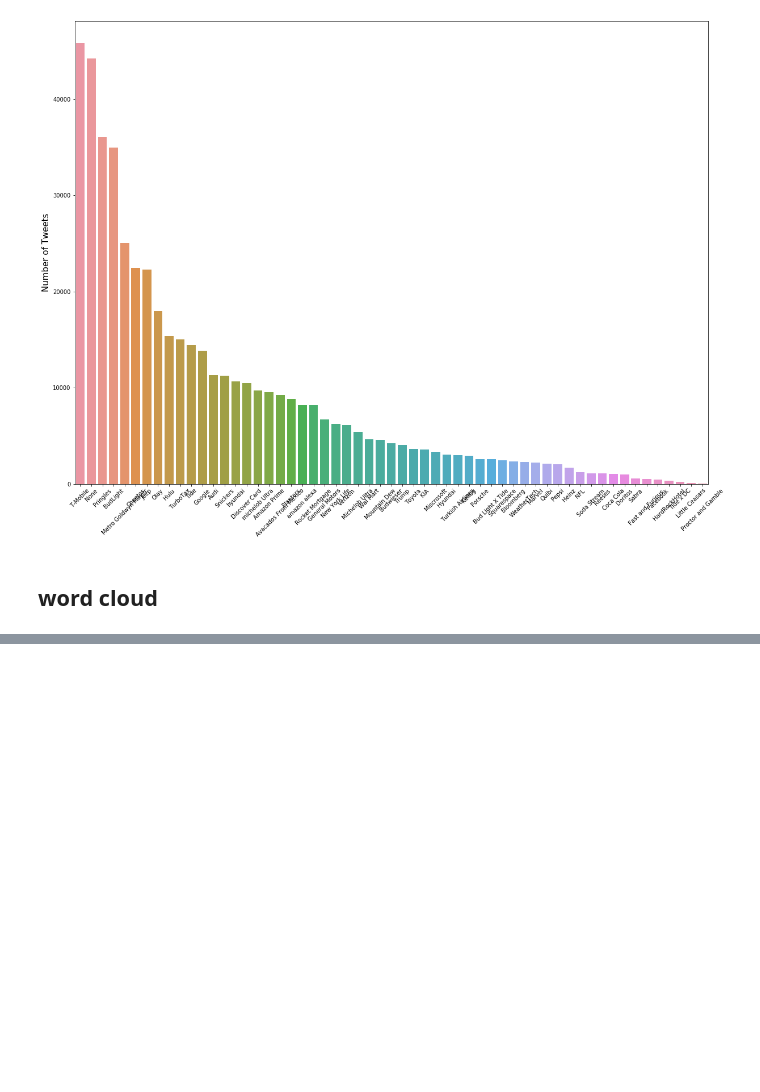
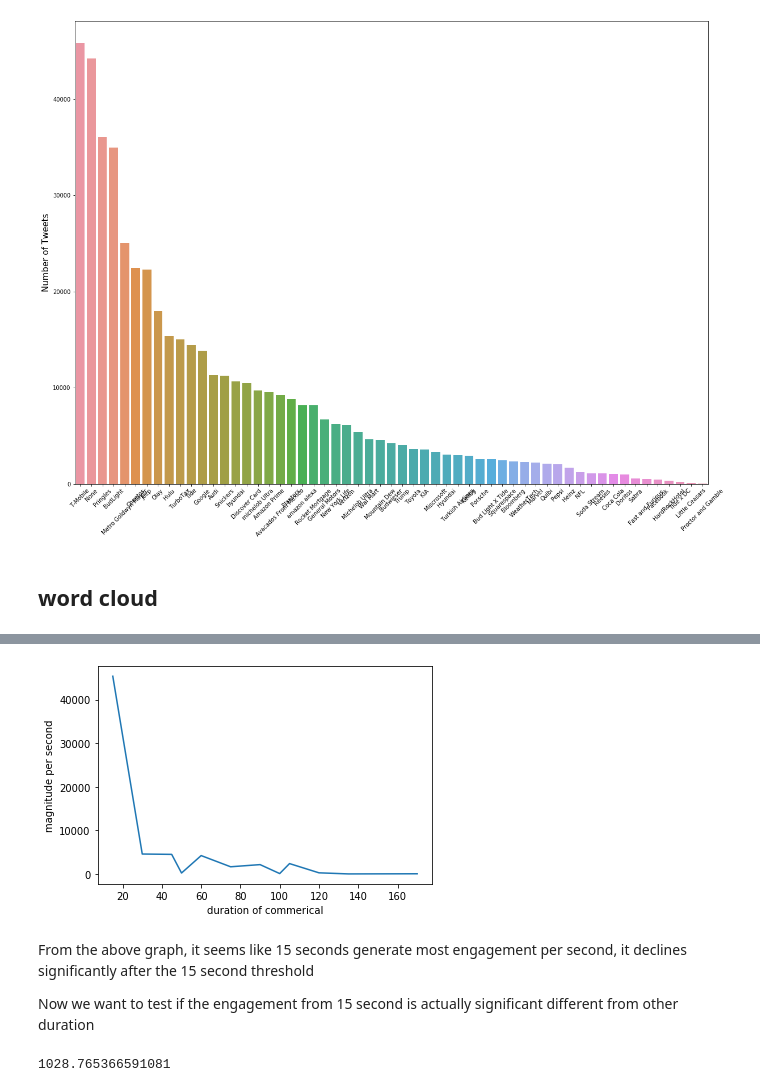
Before and after one commit to dsjoench/2020_Twitter_Analytics, a Jupyter notebook: 2020 Twitter Analytics.ipynb, the cells around one changed output, grey strips where cells are left out. Saved outputs shown, nothing was run; the diff lists cells and outputs as text; code cells hidden in the pictures; blank space fills up the shorter version.

```diff
--- a/2020 Twitter Analytics.ipynb
+++ b/2020 Twitter Analytics.ipynb
@@ -233,0 +478,38 @@ fig.show()
+# %%
+a=dict()
+for duration in sorted(list(analy_tw['time(seconds)'].unique())):
+    a[duration]=(analy_tw[(analy_tw['time(seconds)']==duration)].mean()['magnitude per second'])
+
+lists = sorted(a.items())
+x, y = zip(*lists) # unpack a list of pairs into two tuples
+plt.figure()
+plt.plot(x, y)
+plt.xlabel('duration of commerical')
+plt.ylabel('magnitude per second')
+plt.show()
+# %% [output]
+[figure, added]
+# %% [markdown]
+From the above graph, it seems like 15 seconds generate most engagement per second, it declines significantly after the 15 second threshold
+
+Now we want to test if the engagement from 15 second is actually significant different from other duration
+# %%
+mean_y = analy_tw[(analy_tw['time(seconds)']=='Y')].mean()['magnitude per second']
+mean_n = analy_tw[(analy_tw['tv drama celebraty related/ with out star']=='N')].mean()['magnitude per second']
+
+std_y = analy_tw[(analy_tw['tv drama celebraty related/ with out star']=='Y')].std()['magnitude per second']
+std_n = analy_tw[(analy_tw['tv drama celebraty related/ with out star']=='N')].std()['magnitude per second']
+
+n_y= len(analy_tw[(analy_tw['tv drama celebraty related/ with out star']=='Y')])
+n_n = len(analy_tw[(analy_tw['tv drama celebraty related/ with out star']=='N')])
+
+# Test statistics
+
+t_test_cele = (mean_y-mean_n)/np.sqrt((std_y**2/n_y)+(std_n**2/n_n))
+# degrees of freedom
+df_2 = n_y + n_n - 2
+# p value
+pval = stats.t.sf(t_test_cele, df)
+pval
+# %% [output]
+1028.765366591081
```
Also changed, not shown: parts of 43 cells of this notebook.
